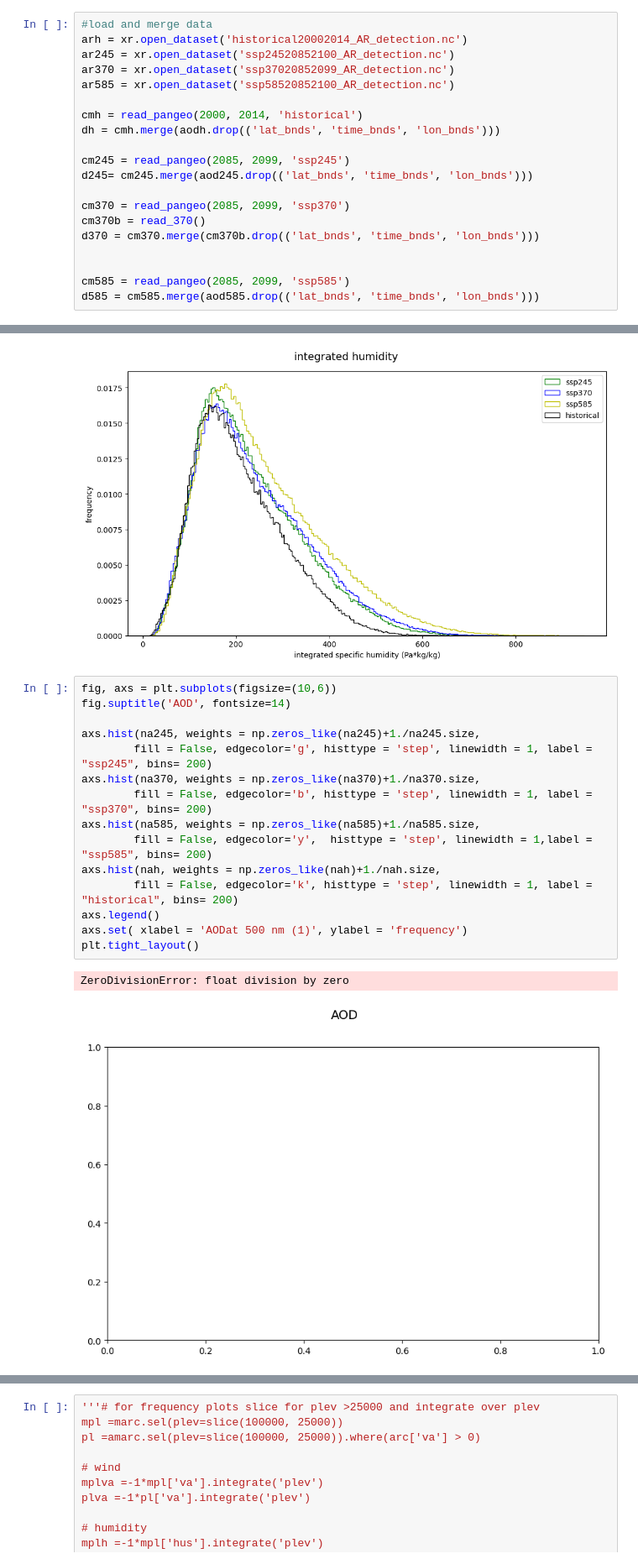
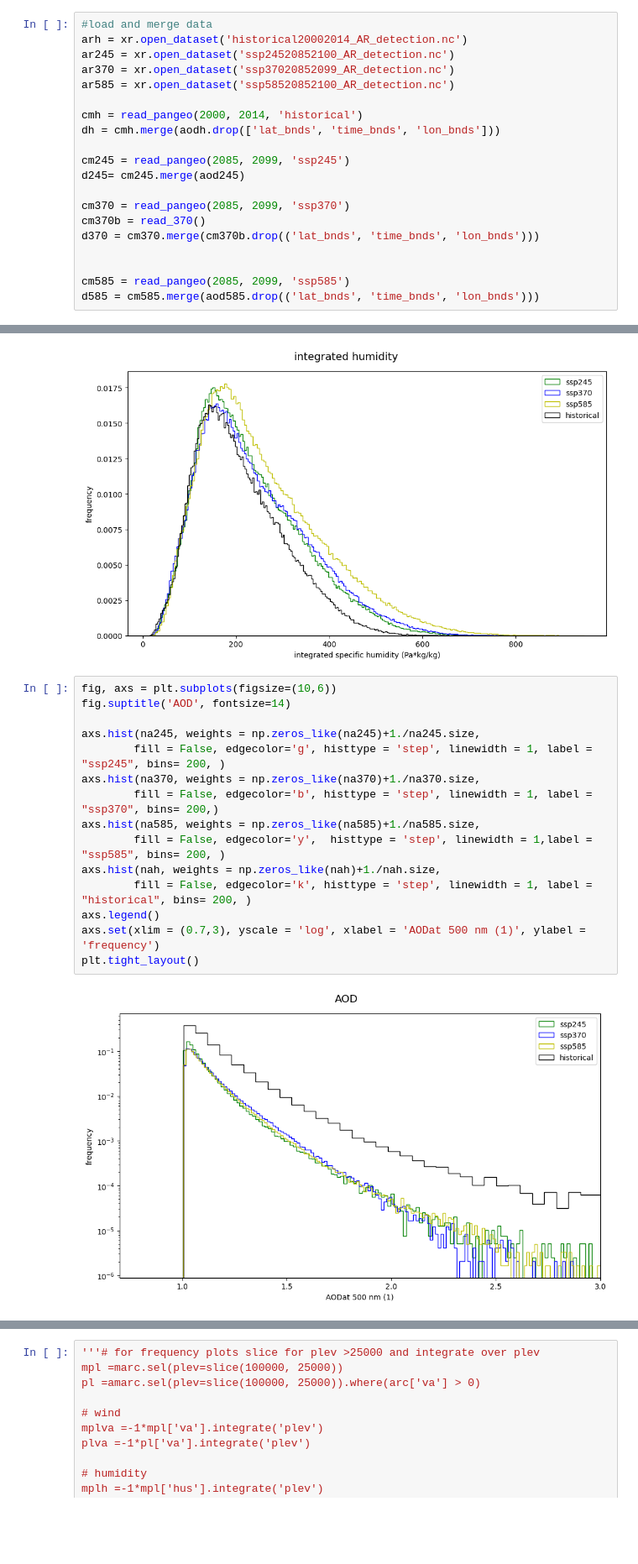
Before and after one commit to eScience-course/Tjaernoe2022-group5, a Jupyter notebook: notebooks/Lea/fp_all_scenarios.ipynb, the cells around one changed output, grey strips where cells are left out. Shown at 84% size. Drawn from its saved outputs; the diff is of its cells as text; blank space fills up the shorter version.

```diff
--- a/notebooks/Lea/fp_all_scenarios.ipynb
+++ b/notebooks/Lea/fp_all_scenarios.ipynb
@@ -24,10 +21,10 @@ ar370 = xr.open_dataset('ssp37020852099_AR_detection.nc')
 ar585 = xr.open_dataset('ssp58520852100_AR_detection.nc')
 
 cmh = read_pangeo(2000, 2014, 'historical')
-dh = cmh.merge(aodh.drop(('lat_bnds', 'time_bnds', 'lon_bnds')))
+dh = cmh.merge(aodh.drop(['lat_bnds', 'time_bnds', 'lon_bnds']))
 
 cm245 = read_pangeo(2085, 2099, 'ssp245')
-d245= cm245.merge(aod245.drop(('lat_bnds', 'time_bnds', 'lon_bnds')))
+d245= cm245.merge(aod245)
 
 cm370 = read_pangeo(2085, 2099, 'ssp370')
 cm370b = read_370()
@@ -220,21 +241,20 @@ plt.tight_layout()
 # %%
 fig, axs = plt.subplots(figsize=(10,6))
 fig.suptitle('AOD', fontsize=14)
 
 axs.hist(na245, weights = np.zeros_like(na245)+1./na245.size,
-        fill = False, edgecolor='g', histtype = 'step', linewidth = 1, label = "ssp245", bins= 200)
+        fill = False, edgecolor='g', histtype = 'step', linewidth = 1, label = "ssp245", bins= 200, )
 axs.hist(na370, weights = np.zeros_like(na370)+1./na370.size,
-        fill = False, edgecolor='b', histtype = 'step', linewidth = 1, label = "ssp370", bins= 200)
+        fill = False, edgecolor='b', histtype = 'step', linewidth = 1, label = "ssp370", bins= 200,)
 axs.hist(na585, weights = np.zeros_like(na585)+1./na585.size,
-        fill = False, edgecolor='y',  histtype = 'step', linewidth = 1,label = "ssp585", bins= 200)
+        fill = False, edgecolor='y',  histtype = 'step', linewidth = 1,label = "ssp585", bins= 200, )
 axs.hist(nah, weights = np.zeros_like(nah)+1./nah.size,
-        fill = False, edgecolor='k', histtype = 'step', linewidth = 1, label = "historical", bins= 200)
+        fill = False, edgecolor='k', histtype = 'step', linewidth = 1, label = "historical", bins= 200, )
 axs.legend()
-axs.set( xlabel = 'AODat 500 nm (1)', ylabel = 'frequency')
+axs.set(xlim = (0.7,3), yscale = 'log', xlabel = 'AODat 500 nm (1)', ylabel = 'frequency')
 plt.tight_layout()
 # %% [output]
-ZeroDivisionError: float division by zero
-[figure, old version]
+[figure, new version]
 # %%
 fig, axs = plt.subplots(figsize=(10,6))
 fig.suptitle('Precipitation', fontsize=14)
```
Also changed, not shown: parts of 13 cells of this notebook, 1 other file.
